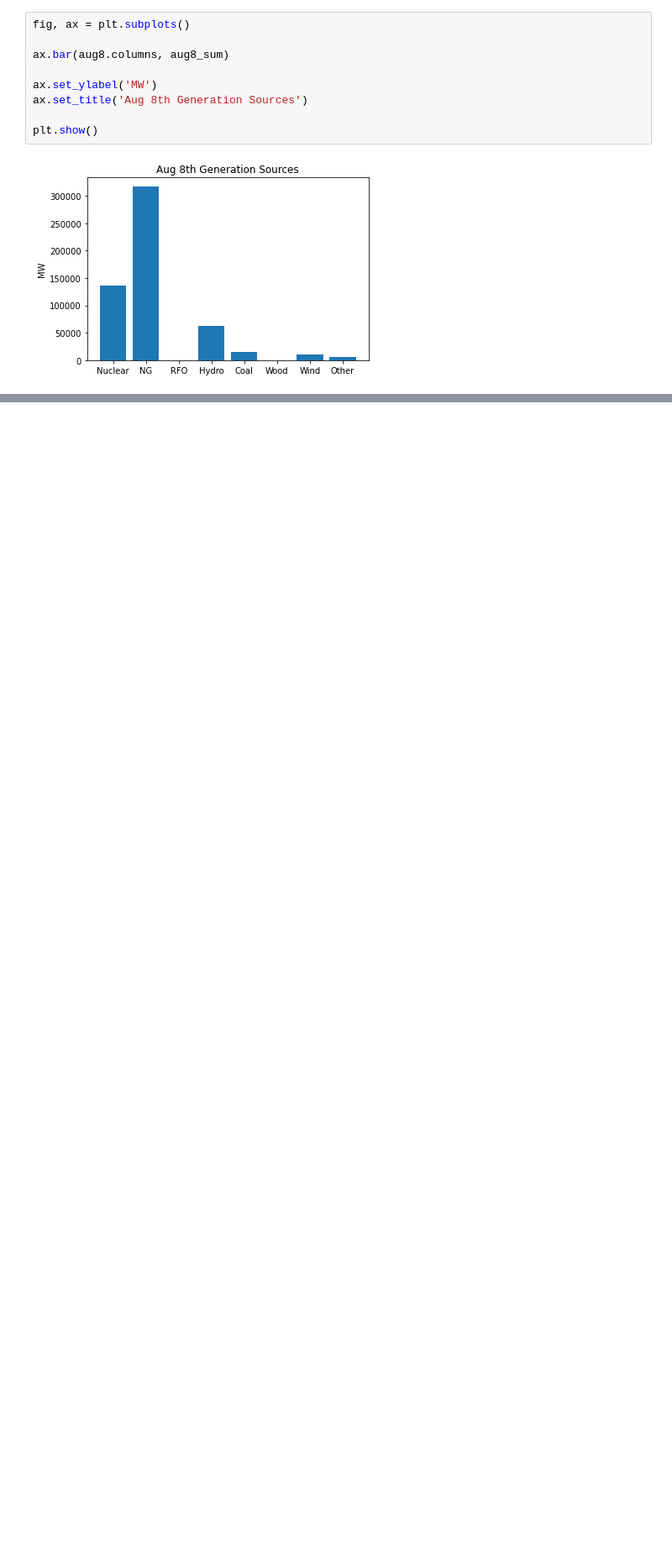
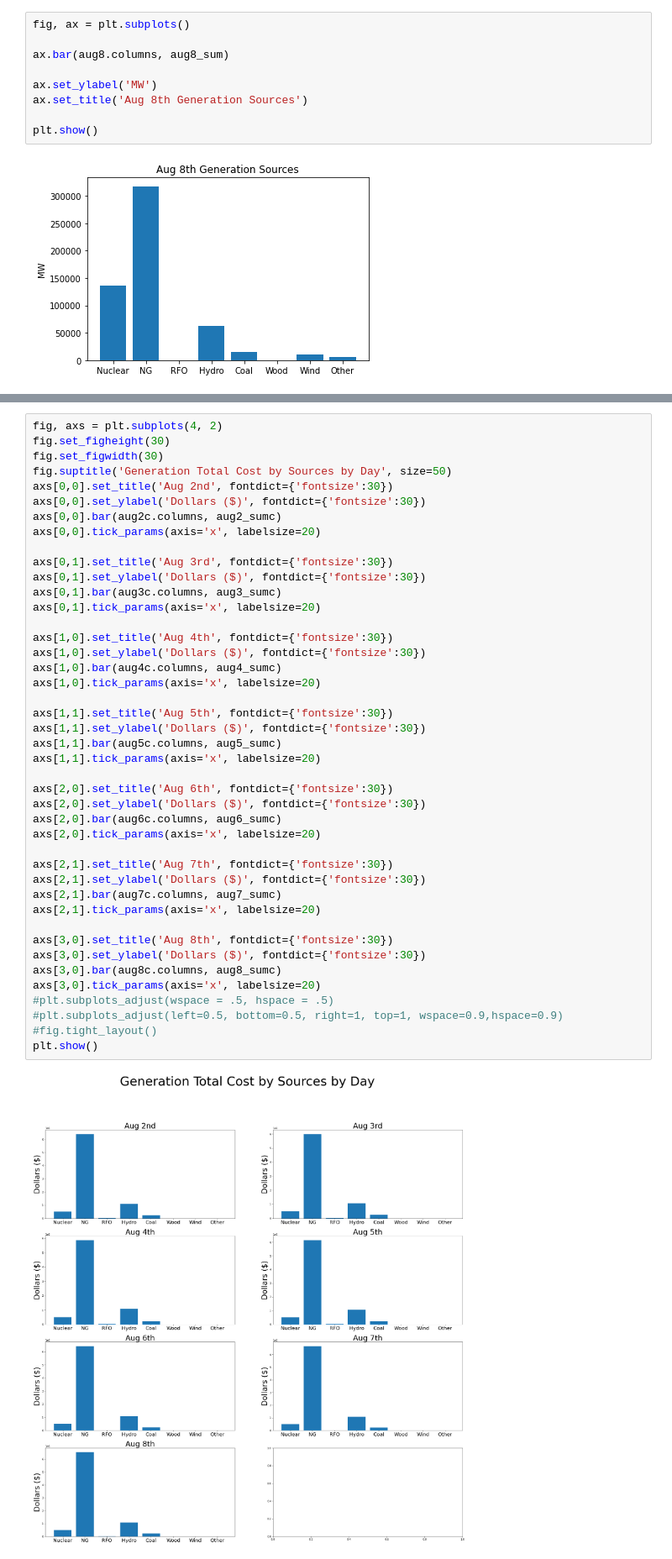
Before and after one commit to alberlin232/ML-Energy-Capstone, a Jupyter notebook: NYISO/SCUC_Visualization.ipynb, the cells around one changed output, grey strips where cells are left out. Shown at 84% size. Drawn from its saved outputs; the diff is of its cells as text; blank space fills up the shorter version.

```diff
--- a/NYISO/SCUC_Visualization.ipynb
+++ b/NYISO/SCUC_Visualization.ipynb
@@ -204,0 +250,45 @@ plt.show()
+# %%
+fig, axs = plt.subplots(4, 2)
+fig.set_figheight(30)
+fig.set_figwidth(30)
+fig.suptitle('Generation Total Cost by Sources by Day', size=50)
+axs[0,0].set_title('Aug 2nd', fontdict={'fontsize':30})
+axs[0,0].set_ylabel('Dollars ($)', fontdict={'fontsize':30})
+axs[0,0].bar(aug2c.columns, aug2_sumc)
+axs[0,0].tick_params(axis='x', labelsize=20)
+
+axs[0,1].set_title('Aug 3rd', fontdict={'fontsize':30})
+axs[0,1].set_ylabel('Dollars ($)', fontdict={'fontsize':30})
+axs[0,1].bar(aug3c.columns, aug3_sumc)
+axs[0,1].tick_params(axis='x', labelsize=20)
+
+axs[1,0].set_title('Aug 4th', fontdict={'fontsize':30})
+axs[1,0].set_ylabel('Dollars ($)', fontdict={'fontsize':30})
+axs[1,0].bar(aug4c.columns, aug4_sumc)
+axs[1,0].tick_params(axis='x', labelsize=20)
+
+axs[1,1].set_title('Aug 5th', fontdict={'fontsize':30})
+axs[1,1].set_ylabel('Dollars ($)', fontdict={'fontsize':30})
+axs[1,1].bar(aug5c.columns, aug5_sumc)
+axs[1,1].tick_params(axis='x', labelsize=20)
+
+axs[2,0].set_title('Aug 6th', fontdict={'fontsize':30})
+axs[2,0].set_ylabel('Dollars ($)', fontdict={'fontsize':30})
+axs[2,0].bar(aug6c.columns, aug6_sumc)
+axs[2,0].tick_params(axis='x', labelsize=20)
+
+axs[2,1].set_title('Aug 7th', fontdict={'fontsize':30})
+axs[2,1].set_ylabel('Dollars ($)', fontdict={'fontsize':30})
+axs[2,1].bar(aug7c.columns, aug7_sumc)
+axs[2,1].tick_params(axis='x', labelsize=20)
+
+axs[3,0].set_title('Aug 8th', fontdict={'fontsize':30})
+axs[3,0].set_ylabel('Dollars ($)', fontdict={'fontsize':30})
+axs[3,0].bar(aug8c.columns, aug8_sumc)
+axs[3,0].tick_params(axis='x', labelsize=20)
+#plt.subplots_adjust(wspace = .5, hspace = .5)
+#plt.subplots_adjust(left=0.5, bottom=0.5, right=1, top=1, wspace=0.9,hspace=0.9)
+#fig.tight_layout()
+plt.show()
+# %% [output]
+[figure, added]
```
Also changed, not shown: parts of 10 cells of this notebook, 9 other files.
